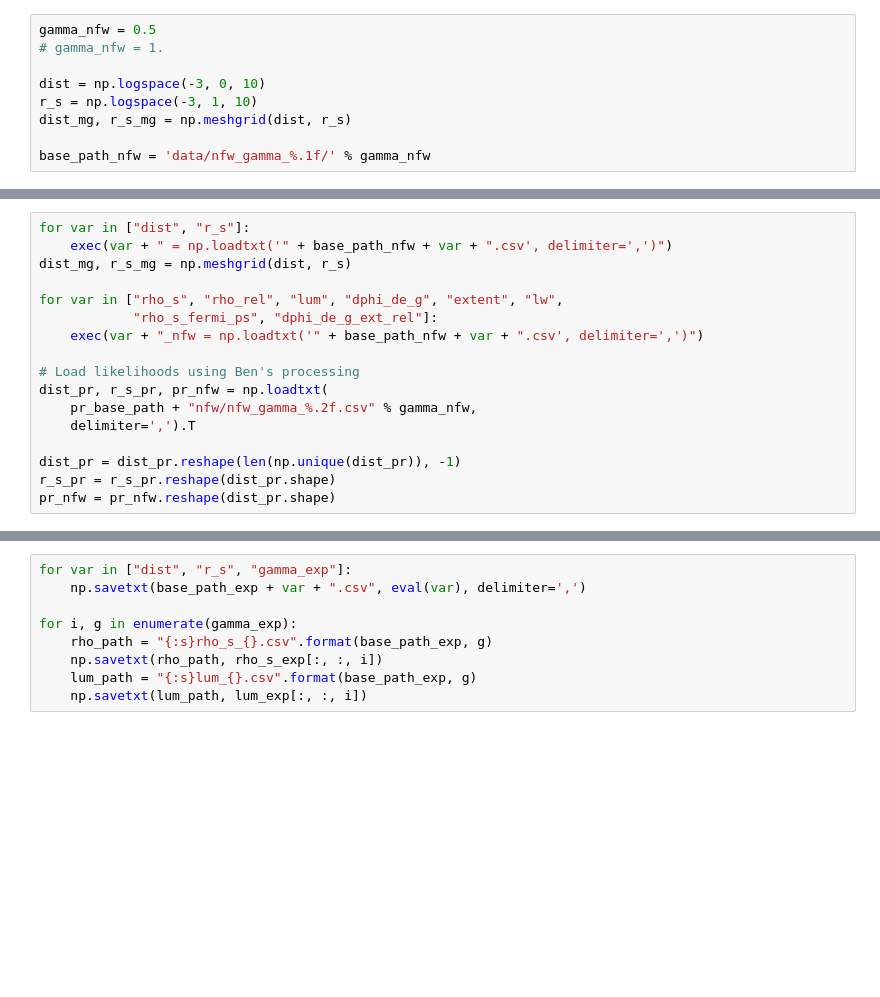
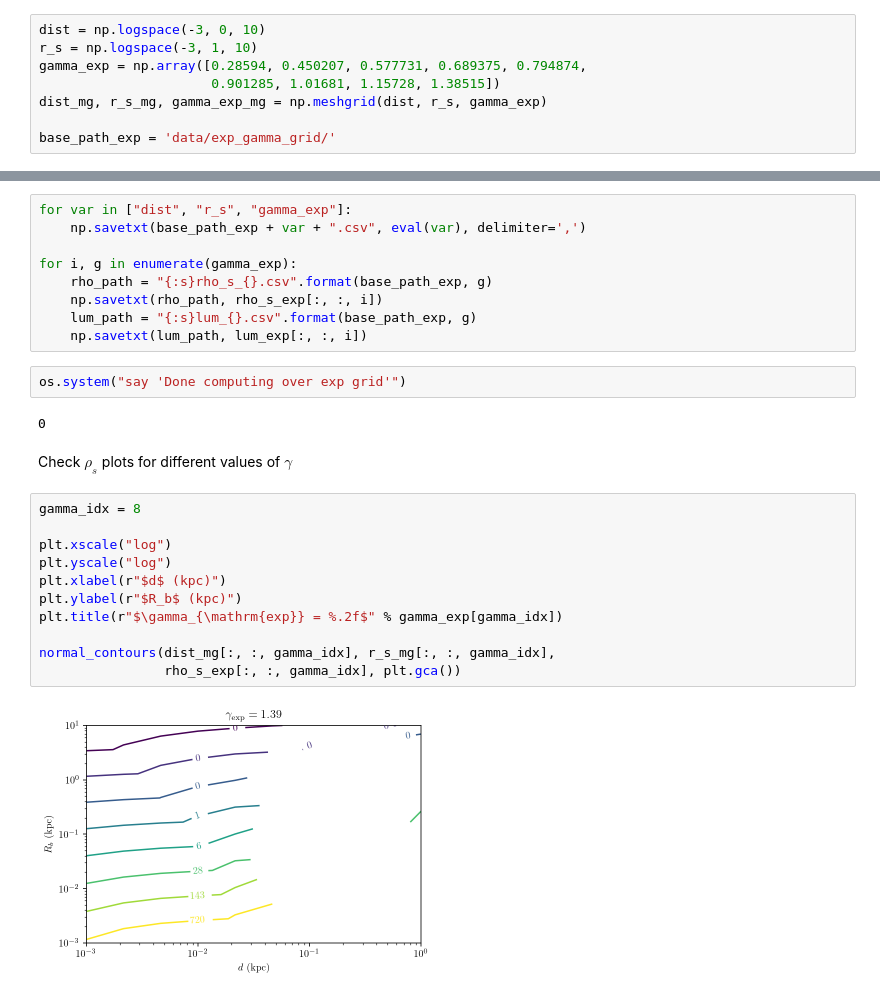
Before and after one commit to adam-coogan/cr_lines_from_dm_subhalos, a Jupyter notebook: Varying inner slopes 1.ipynb, the cells around one changed output, grey strips where cells are left out. Saved outputs shown, nothing was run; the diff lists cells and outputs as text; blank space fills up the shorter version.

```diff
--- a/Varying inner slopes 1.ipynb
+++ b/Varying inner slopes 1.ipynb
@@ -28,9 +30,8 @@ pr_base_path = "../DAMPE+DM clumps/data/likelihoods/"
 # %%
-gamma_nfw = 0.5
-# gamma_nfw = 1.
-
 dist = np.logspace(-3, 0, 10)
 r_s = np.logspace(-3, 1, 10)
-dist_mg, r_s_mg = np.meshgrid(dist, r_s)
+gamma_exp = np.array([0.28594, 0.450207, 0.577731, 0.689375, 0.794874,
+                      0.901285, 1.01681, 1.15728, 1.38515])
+dist_mg, r_s_mg, gamma_exp_mg = np.meshgrid(dist, r_s, gamma_exp)
 
-base_path_nfw = 'data/nfw_gamma_%.1f/' % gamma_nfw
+base_path_exp = 'data/exp_gamma_grid/'
@@ -39,18 +38 @@ base_path_nfw = 'data/nfw_gamma_%.1f/' % gamma_nfw
-# %%
-for var in ["dist", "r_s"]:
-    exec(var + " = np.loadtxt('" + base_path_nfw + var + ".csv', delimiter=',')")
-dist_mg, r_s_mg = np.meshgrid(dist, r_s)
-
-for var in ["rho_s", "rho_rel", "lum", "dphi_de_g", "extent", "lw",
-            "rho_s_fermi_ps", "dphi_de_g_ext_rel"]:
-    exec(var + "_nfw = np.loadtxt('" + base_path_nfw + var + ".csv', delimiter=',')")
-
-# Load likelihoods using Ben's processing
-dist_pr, r_s_pr, pr_nfw = np.loadtxt(
-    pr_base_path + "nfw/nfw_gamma_%.2f.csv" % gamma_nfw,
-    delimiter=',').T
-
-dist_pr = dist_pr.reshape(len(np.unique(dist_pr)), -1)
-r_s_pr = r_s_pr.reshape(dist_pr.shape)
-pr_nfw = pr_nfw.reshape(dist_pr.shape)
 # %% [markdown]
@@ -279,3 +64,22 @@ for i, g in enumerate(gamma_exp):
     np.savetxt(rho_path, rho_s_exp[:, :, i])
     lum_path = "{:s}lum_{}.csv".format(base_path_exp, g)
     np.savetxt(lum_path, lum_exp[:, :, i])
+# %%
+os.system("say 'Done computing over exp grid'")
+# %% [output]
+0
+# %% [markdown]
+Check $\rho_s$ plots for different values of $\gamma$
+# %%
+gamma_idx = 8
+
+plt.xscale("log")
+plt.yscale("log")
+plt.xlabel(r"$d$ (kpc)")
+plt.ylabel(r"$R_b$ (kpc)")
+plt.title(r"$\gamma_{\mathrm{exp}} = %.2f$" % gamma_exp[gamma_idx])
+
+normal_contours(dist_mg[:, :, gamma_idx], r_s_mg[:, :, gamma_idx],
+                rho_s_exp[:, :, gamma_idx], plt.gca())
+# %% [output]
+[figure, added]
```
Also changed, not shown: parts of 43 cells of this notebook, 52 other files.
